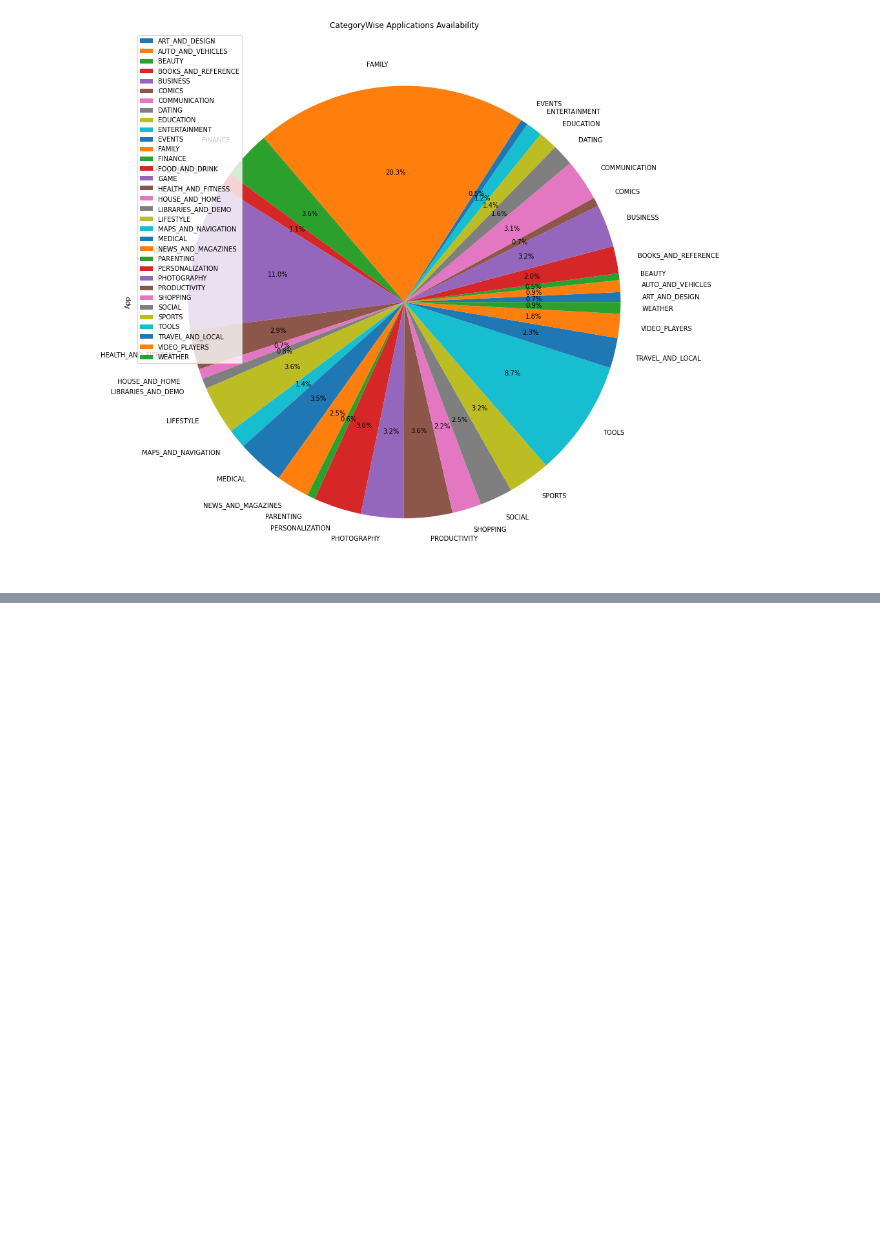
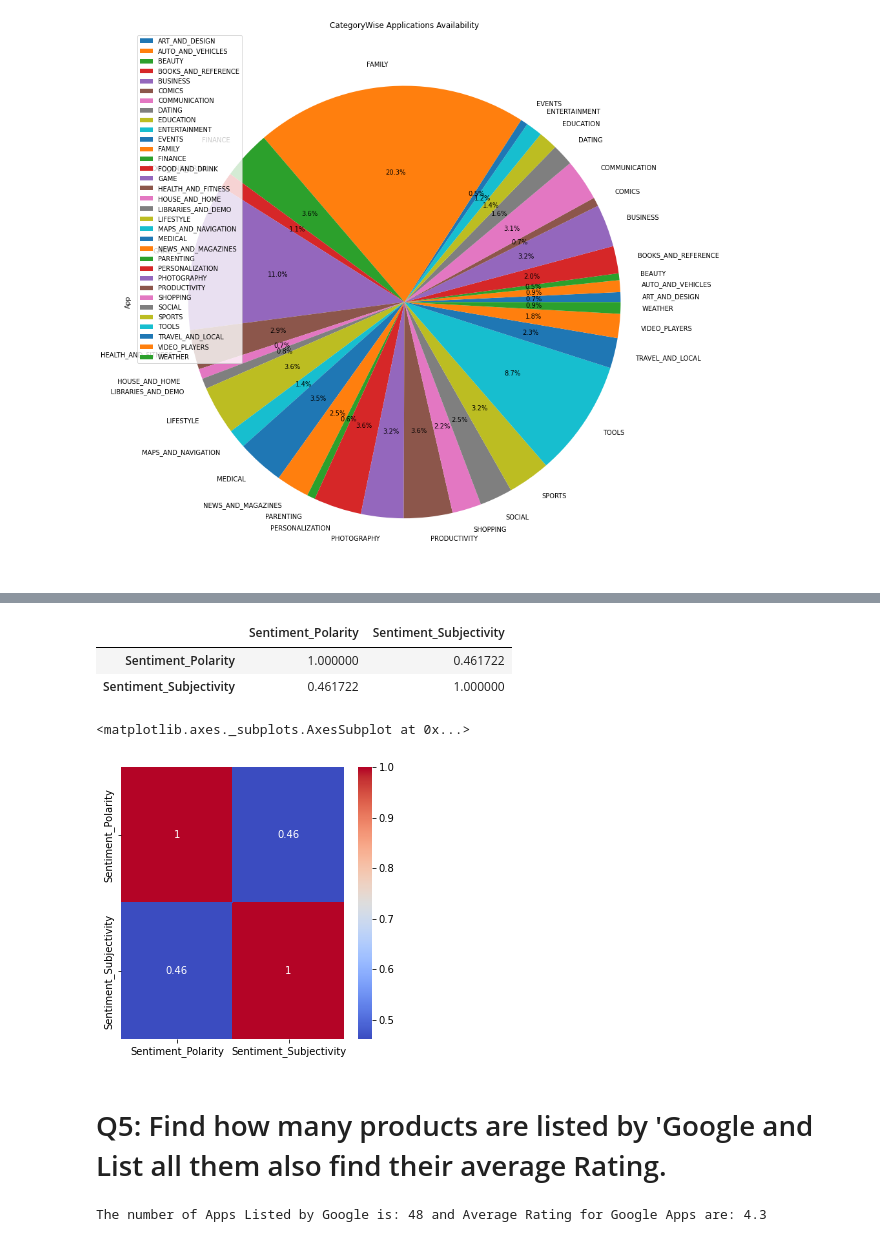
Before and after one commit to Vashu-Garg/Capstone-Project---Play-Store-App-Data-Analysis, a Jupyter notebook: Capstone_Play_Store_App_Review_Analysis_(Individual).ipynb, the cells around one changed output, grey strips where cells are left out. Drawn from its saved outputs; the diff is of its cells as text; code cells hidden in the pictures; blank space fills up the shorter version.

Commit message:
Commit with most number of Analysis

```diff
--- a/Capstone_Play_Store_App_Review_Analysis_(Individual).ipynb
+++ b/Capstone_Play_Store_App_Review_Analysis_(Individual).ipynb
@@ -305,0 +330,3 @@ Pie_Chart_Data.plot.pie(y='App',title="CategoryWise Applications Availability",a
+# %%
+Sentiment_Positive = user_review_data[user_review_data['Sentiment'] == 'Positive'][['Sentiment_Polarity','Sentiment_Subjectivity']]
+Sentiment_Positive
@@ -305,0 +347,21 @@ Pie_Chart_Data.plot.pie(y='App',title="CategoryWise Applications Availability",a
+# %%
+corr_urd_df = Sentiment_Positive.corr()
+corr_urd_df
+# %% [output]
+|  | Sentiment_Polarity | Sentiment_Subjectivity |
+| Sentiment_Polarity | 1.000000 | 0.461722 |
+| Sentiment_Subjectivity | 0.461722 | 1.000000 |
+# %%
+plt.figure(figsize=(5,5))
+sns.heatmap(corr_urd_df, cmap='coolwarm', annot=True)
+# %% [output]
+<matplotlib.axes._subplots.AxesSubplot at 0x...>
+[figure, added]
+# %% [markdown]
+# Q5: Find how many products are listed by 'Google and List all them also find their average Rating.
+# %%
+Num_Of_App_By_Google = playstore_data[playstore_data['App'].str.contains('Google')]['App'].nunique()
+Avg_Rating_Of_Google_Apps = playstore_data[playstore_data['App'].str.contains('Google')]['Rating'].mean()
+print(f'The number of Apps Listed by Google is: {Num_Of_App_By_Google} and Average Rating for Google Apps are: {round(Avg_Rating_Of_Google_Apps,1)}')
+# %% [output]
+The number of Apps Listed by Google is: 48 and Average Rating for Google Apps are: 4.3
```
Also changed, not shown: parts of 19 cells of this notebook.
